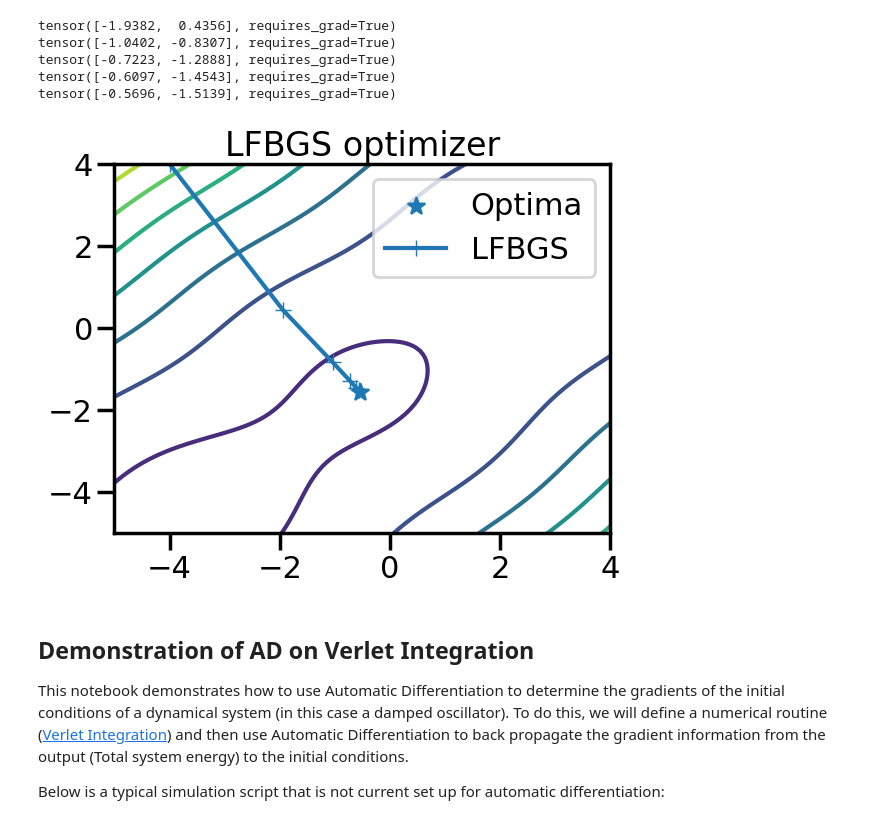
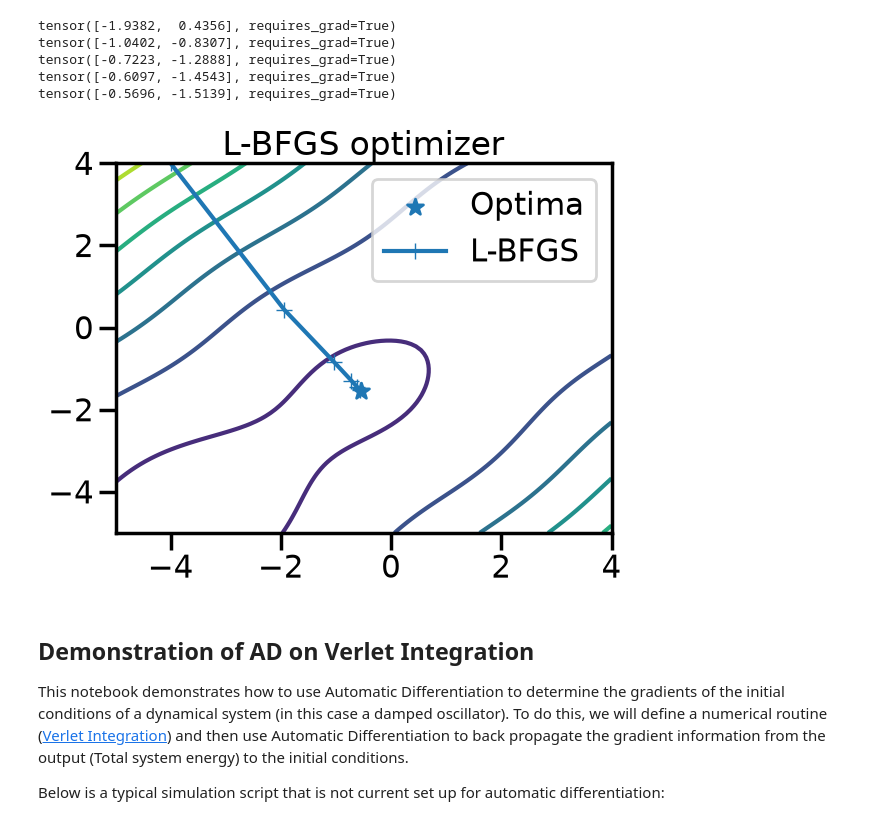
Before and after one commit to IDEALLab/ML4ME_Textbook, a Jupyter notebook: part1/taking_derivatives.ipynb, the cells around one changed output. Saved outputs shown, nothing was run; the diff lists cells and outputs as text; code cells hidden in the pictures.

```diff
--- a/part1/taking_derivatives.ipynb
+++ b/part1/taking_derivatives.ipynb
@@ -275,7 +259,7 @@ y = f(x)
 # %% [markdown]
 What does this function look like?
 # %%
-X_plot = torch.meshgrid(torch.linspace(-5,4,100),torch.linspace(-5,4,100))
+X_plot = torch.meshgrid(torch.linspace(-5,4,100),torch.linspace(-5,4,100), indexing='ij')
 x_plot,y_plot = X_plot
 plt.figure()
 plt.contour(x_plot,y_plot,f(X_plot))
@@ -380,13 +392,13 @@ tensor([-0.5696, -1.5139], requires_grad=True)
 # %%
 plt.figure()
 plt.contour(x_plot,y_plot,f(X_plot))
 plt.scatter([-0.54719],[-1.54719],marker='*',label="Optima")
-plt.plot(steps[:,0],steps[:,1],marker='+',label = "LFBGS")
+plt.plot(steps[:,0],steps[:,1],marker='+',label = "L-BFGS")
 plt.legend()
-plt.title("LFBGS optimizer")
+plt.title("L-BFGS optimizer")
 plt.show()
 # %% [output]
-[figure, old version]
+[figure, new version]
 # %% [markdown]
 ## Demonstration of AD on Verlet Integration
 This notebook demonstrates how to use Automatic Differentiation to determine the gradients of the initial conditions of a dynamical system (in this case a damped oscillator). To do this, we will define a numerical routine ([Verlet Integration](https://en.wikipedia.org/wiki/Verlet_integration)) and then use Automatic Differentiation to back propagate the gradient information from the output (Total system energy) to the initial conditions.
```
Also changed, not shown: parts of 49 cells of this notebook, 3 other files.
